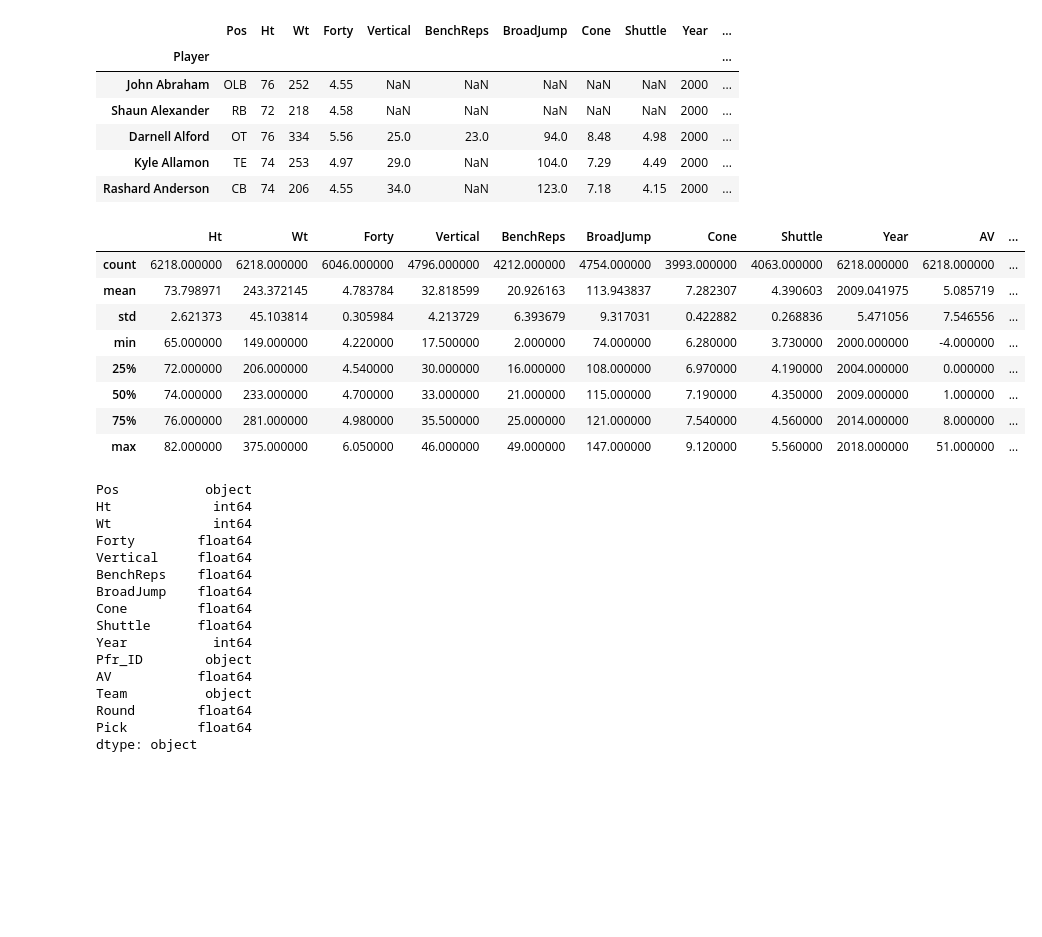
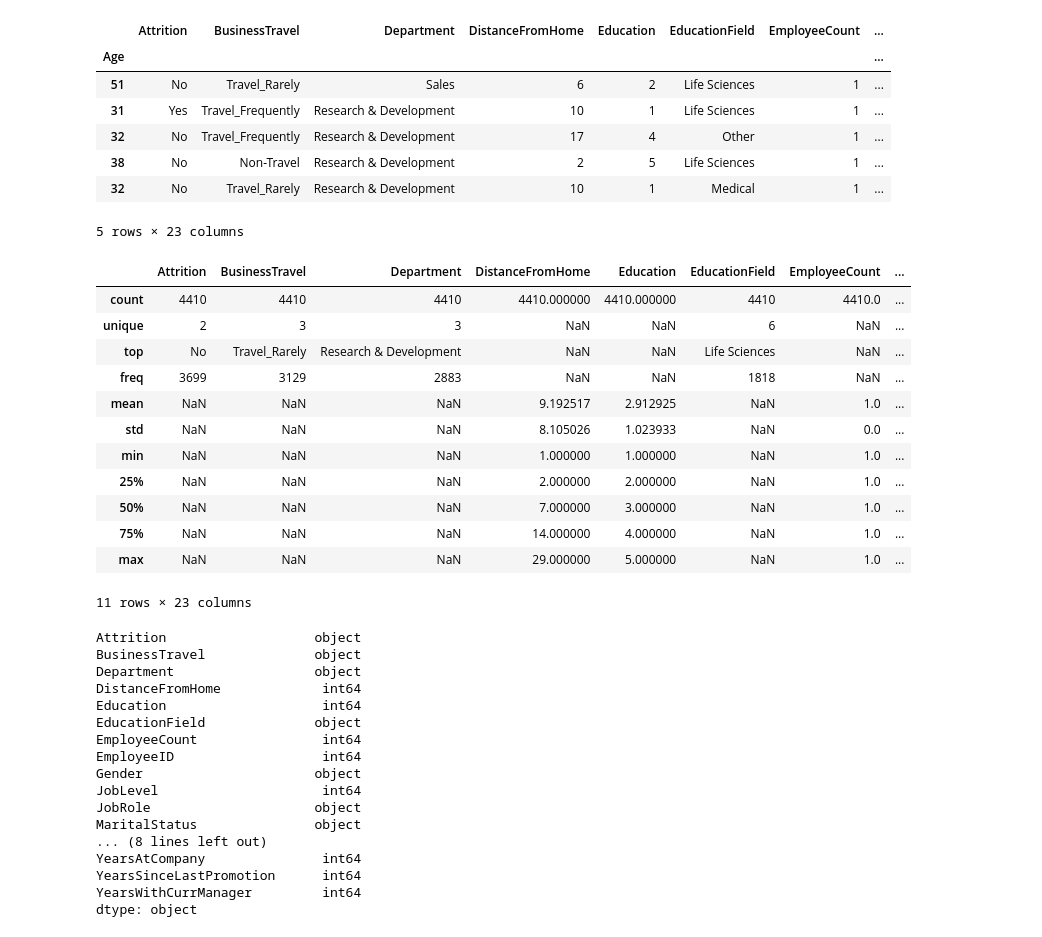
Before and after one commit to frank-salah1/Fun-with-HR, a Jupyter notebook: Notebooks/Data Analysis.ipynb, the cells around one changed output. Drawn from its saved outputs; the diff is of its cells as text; code cells hidden in the pictures; blank space fills up the shorter version.

```diff
--- a/Notebooks/Data Analysis.ipynb
+++ b/Notebooks/Data Analysis.ipynb
@@ -4,47 +5,53 @@ import pandas as pd
 # %%
 #read in NFL combine  file
-file = '..\\Data\\combine_data_since_2000_PROCESSED_2018-04-26.csv'
+file = '..\\Data\\general_data.csv'
 df = pd.read_csv(file, index_col=0)
 df.head()
 # %% [output]
-|  | Pos | Ht | Wt | Forty | Vertical | BenchReps | BroadJump | Cone | Shuttle | Year | ... |
-| Player |  |  |  |  |  |  |  |  |  |  | ... |
-| John Abraham | OLB | 76 | 252 | 4.55 | NaN | NaN | NaN | NaN | NaN | 2000 | ... |
-| Shaun Alexander | RB | 72 | 218 | 4.58 | NaN | NaN | NaN | NaN | NaN | 2000 | ... |
-| Darnell Alford | OT | 76 | 334 | 5.56 | 25.0 | 23.0 | 94.0 | 8.48 | 4.98 | 2000 | ... |
-| Kyle Allamon | TE | 74 | 253 | 4.97 | 29.0 | NaN | 104.0 | 7.29 | 4.49 | 2000 | ... |
-| Rashard Anderson | CB | 74 | 206 | 4.55 | 34.0 | NaN | 123.0 | 7.18 | 4.15 | 2000 | ... |
+|  | Attrition | BusinessTravel | Department | DistanceFromHome | Education | EducationField | EmployeeCount | ... |
+| Age |  |  |  |  |  |  |  | ... |
+| 51 | No | Travel_Rarely | Sales | 6 | 2 | Life Sciences | 1 | ... |
+| 31 | Yes | Travel_Frequently | Research & Development | 10 | 1 | Life Sciences | 1 | ... |
+| 32 | No | Travel_Frequently | Research & Development | 17 | 4 | Other | 1 | ... |
+| 38 | No | Non-Travel | Research & Development | 2 | 5 | Life Sciences | 1 | ... |
+| 32 | No | Travel_Rarely | Research & Development | 10 | 1 | Medical | 1 | ... |
+5 rows × 23 columns
 # %%
-df.describe()
+df.describe(include='all')
 # %% [output]
-|  | Ht | Wt | Forty | Vertical | BenchReps | BroadJump | Cone | Shuttle | Year | AV | ... |
-| count | 6218.000000 | 6218.000000 | 6046.000000 | 4796.000000 | 4212.000000 | 4754.000000 | 3993.000000 | 4063.000000 | 6218.000000 | 6218.000000 | ... |
-| mean | 73.798971 | 243.372145 | 4.783784 | 32.818599 | 20.926163 | 113.943837 | 7.282307 | 4.390603 | 2009.041975 | 5.085719 | ... |
-| std | 2.621373 | 45.103814 | 0.305984 | 4.213729 | 6.393679 | 9.317031 | 0.422882 | 0.268836 | 5.471056 | 7.546556 | ... |
-| min | 65.000000 | 149.000000 | 4.220000 | 17.500000 | 2.000000 | 74.000000 | 6.280000 | 3.730000 | 2000.000000 | -4.000000 | ... |
-| 25% | 72.000000 | 206.000000 | 4.540000 | 30.000000 | 16.000000 | 108.000000 | 6.970000 | 4.190000 | 2004.000000 | 0.000000 | ... |
-| 50% | 74.000000 | 233.000000 | 4.700000 | 33.000000 | 21.000000 | 115.000000 | 7.190000 | 4.350000 | 2009.000000 | 1.000000 | ... |
-| 75% | 76.000000 | 281.000000 | 4.980000 | 35.500000 | 25.000000 | 121.000000 | 7.540000 | 4.560000 | 2014.000000 | 8.000000 | ... |
-| max | 82.000000 | 375.000000 | 6.050000 | 46.000000 | 49.000000 | 147.000000 | 9.120000 | 5.560000 | 2018.000000 | 51.000000 | ... |
+|  | Attrition | BusinessTravel | Department | DistanceFromHome | Education | EducationField | EmployeeCount | ... |
+| count | 4410 | 4410 | 4410 | 4410.000000 | 4410.000000 | 4410 | 4410.0 | ... |
+| unique | 2 | 3 | 3 | NaN | NaN | 6 | NaN | ... |
+| top | No | Travel_Rarely | Research & Development | NaN | NaN | Life Sciences | NaN | ... |
+| freq | 3699 | 3129 | 2883 | NaN | NaN | 1818 | NaN | ... |
+| mean | NaN | NaN | NaN | 9.192517 | 2.912925 | NaN | 1.0 | ... |
+| std | NaN | NaN | NaN | 8.105026 | 1.023933 | NaN | 0.0 | ... |
+| min | NaN | NaN | NaN | 1.000000 | 1.000000 | NaN | 1.0 | ... |
+| 25% | NaN | NaN | NaN | 2.000000 | 2.000000 | NaN | 1.0 | ... |
+| 50% | NaN | NaN | NaN | 7.000000 | 3.000000 | NaN | 1.0 | ... |
+| 75% | NaN | NaN | NaN | 14.000000 | 4.000000 | NaN | 1.0 | ... |
+| max | NaN | NaN | NaN | 29.000000 | 5.000000 | NaN | 1.0 | ... |
+11 rows × 23 columns
 # %%
 #look at datatypes
 df.dtypes
 # %% [output]
-Pos           object
-Ht             int64
-Wt             int64
-Forty        float64
-Vertical     float64
-BenchReps    float64
-BroadJump    float64
-Cone         float64
-Shuttle      float64
-Year           int64
-Pfr_ID        object
-AV           float64
-Team          object
-Round        float64
-Pick         float64
+Attrition                   object
+BusinessTravel              object
+Department                  object
+DistanceFromHome             int64
+Education                    int64
+EducationField              object
+EmployeeCount                int64
+EmployeeID                   int64
+Gender                      object
+JobLevel                     int64
+JobRole                     object
+MaritalStatus               object
+... (8 lines left out)
+YearsAtCompany               int64
+YearsSinceLastPromotion      int64
+YearsWithCurrManager         int64
 dtype: object
 # %%
 #check to see if there are any null values
```
Also changed, not shown: parts of 14 cells of this notebook, 1 other file.
